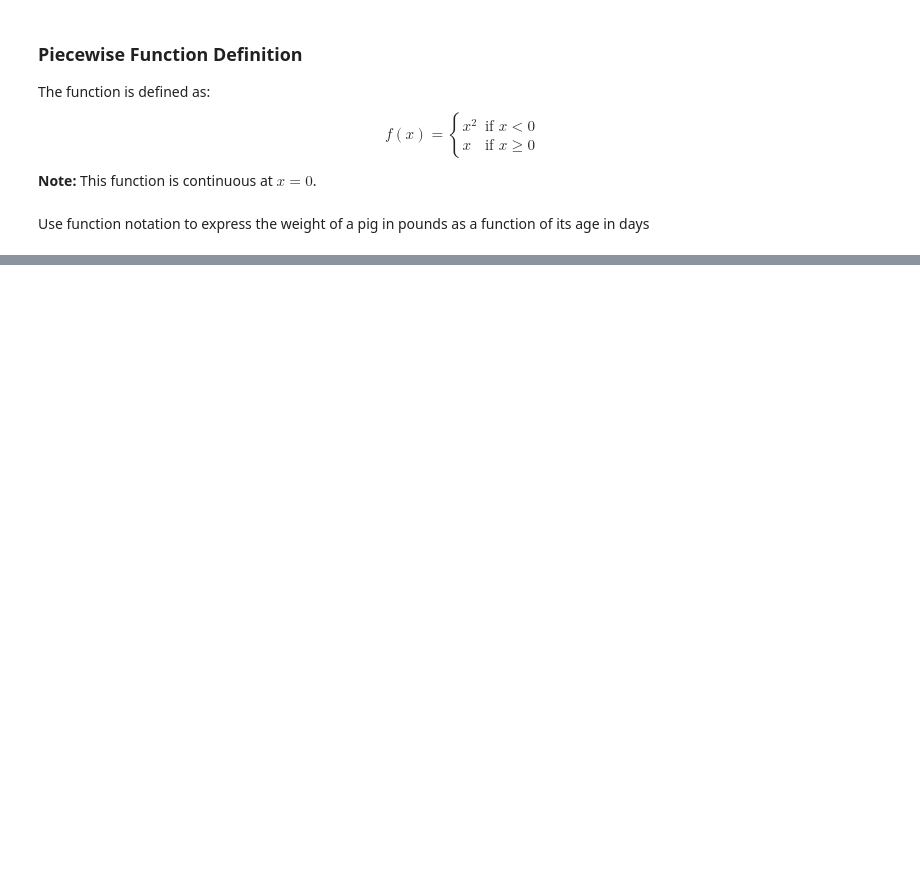
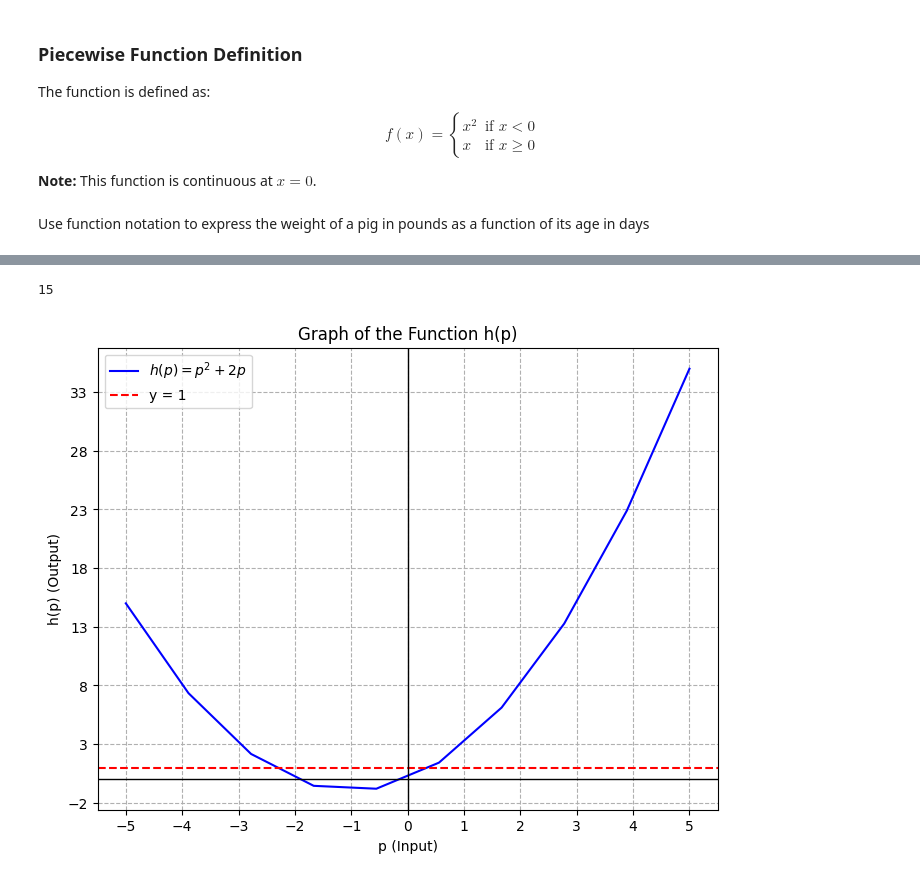
Before and after one commit to david-hankinson/pre-calculus-openstax, a Jupyter notebook: chapter-1.ipynb, the cells around one changed output, grey strips where cells are left out. Cells and saved outputs as stored; diff of their text form; code cells hidden in the pictures; blank space fills up the shorter version.

Commit message:
evaluating functions

```diff
--- a/chapter-1.ipynb
+++ b/chapter-1.ipynb
@@ -97,0 +135,51 @@ plt.show()
+# %%
+def h(p):
+    x = (p ** 2) + (p * 2)
+    print(x)
+
+h(3)
+# %% [output]
+15
+# %%
+import matplotlib.pyplot as plt
+import numpy as np
+
+
+# 1. Define the function (as we did before)
+def h(p):
+    return p**2 + 2 * p
+
+
+# 2. Create an array of 'p' values (the x-axis)
+# This creates 400 points between -10 and 10
+p_values = np.linspace(-5, 5, 10)
+
+# 3. Calculate the 'h(p)' values for every p (the y-axis)
+h_values = h(p_values)
+
+# 4. Create the plot
+plt.figure(figsize=(8, 6))
+plt.plot(p_values, h_values, label="$h(p) = p^2 + 2p$", color="blue")
+
+plt.axhline(y=1, color="red", linestyle="--", label="y = 1")
+
+# This creates a list of integers from -5 to 5 for the x-axis
+plt.xticks(np.arange(-5, 6, 1))
+
+# This creates a list of integers from the bottom to the top of your data
+# h(-1) is -1 and h(5) is 35, so we set a reasonable range:
+plt.yticks(np.arange(-2, 35, 5))
+
+# 5. Add labels and a grid for readability
+plt.title("Graph of the Function h(p)")
+plt.xlabel("p (Input)")
+plt.ylabel("h(p) (Output)")
+plt.axhline(0, color="black", linewidth=1)  # Adds the x-axis line
+plt.axvline(0, color="black", linewidth=1)  # Adds the y-axis line
+plt.grid(True, linestyle="--")
+plt.legend()
+
+# 6. Show the graph
+plt.show()
+# %% [output]
+[figure, added]
```
Also changed, not shown: parts of 5 cells of this notebook.
